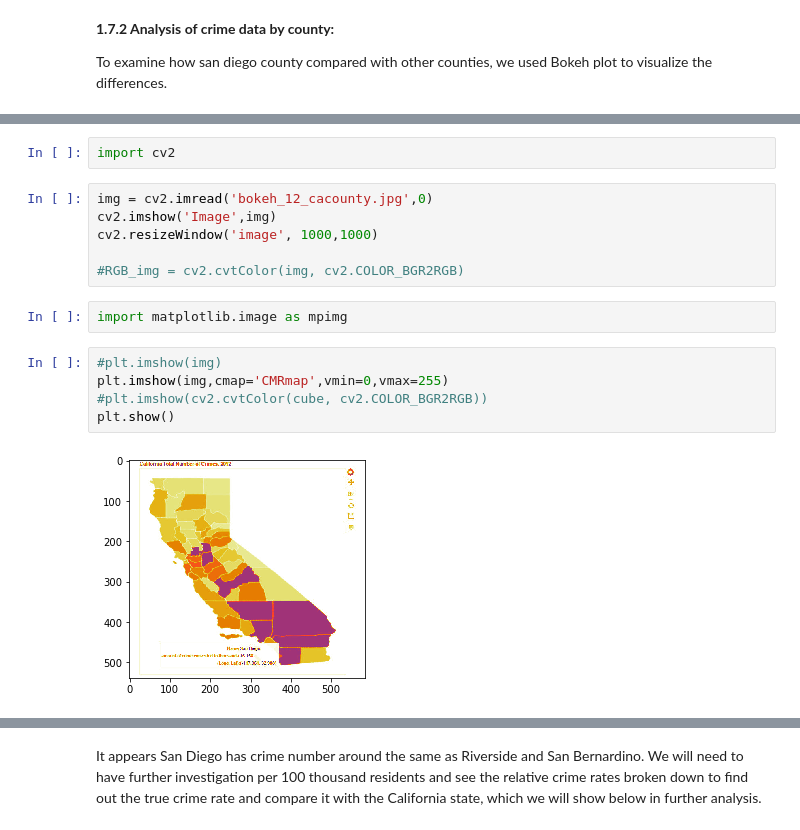
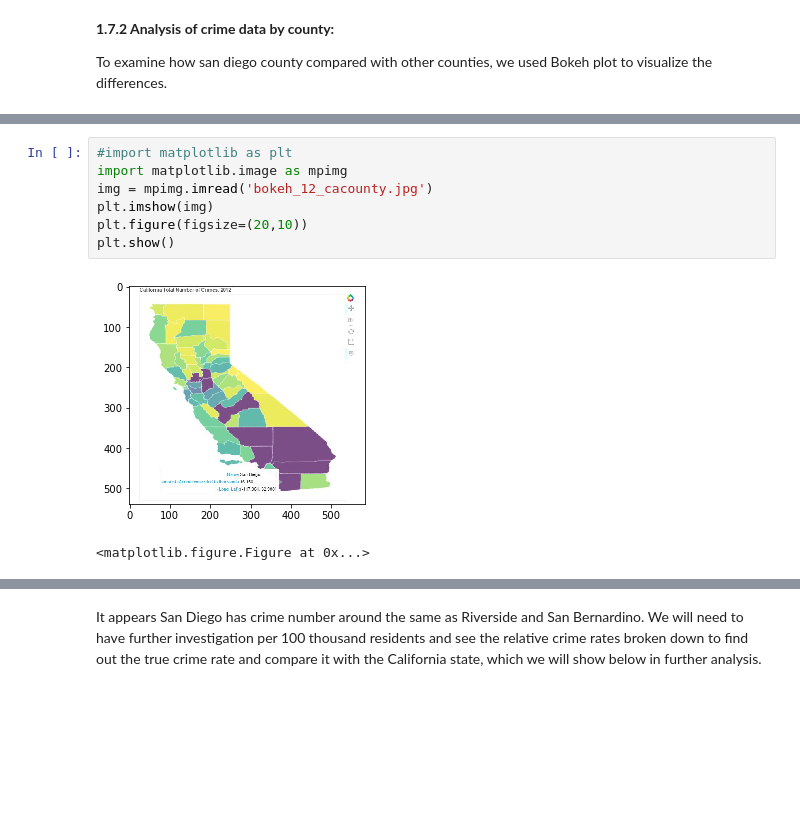
Before and after one commit to AbenaBonsu/Pr_057, a Jupyter notebook: Blahbalh.ipynb, the cells around one changed output, grey strips where cells are left out. Cells and saved outputs as stored; diff of their text form; blank space fills up the shorter version.

```diff
--- a/Blahbalh.ipynb
+++ b/Blahbalh.ipynb
@@ -456,21 +456,14 @@ bokeh_state_2012_crime()
 # %% [output]
 Loading BokehJS ...
 [interactive output not drawn]
-# %%
-import cv2
-# %%
-img = cv2.imread('bokeh_12_cacounty.jpg',0)
-cv2.imshow('Image',img)
-cv2.resizeWindow('image', 1000,1000)
-
-#RGB_img = cv2.cvtColor(img, cv2.COLOR_BGR2RGB)
-# %%
-import matplotlib.image as mpimg
-# %%
-#plt.imshow(img)
-plt.imshow(img,cmap='CMRmap',vmin=0,vmax=255)
-#plt.imshow(cv2.cvtColor(cube, cv2.COLOR_BGR2RGB))
-plt.show()
-# %% [output]
-[figure, removed]
+# %%
+#import matplotlib as plt
+import matplotlib.image as mpimg
+img = mpimg.imread('bokeh_12_cacounty.jpg')
+plt.imshow(img)
+plt.figure(figsize=(20,10))
+plt.show()
+# %% [output]
+[figure, added]
+<matplotlib.figure.Figure at 0x...>
 # %% [markdown]
```
Also changed, not shown: parts of 1 cell of this notebook.
